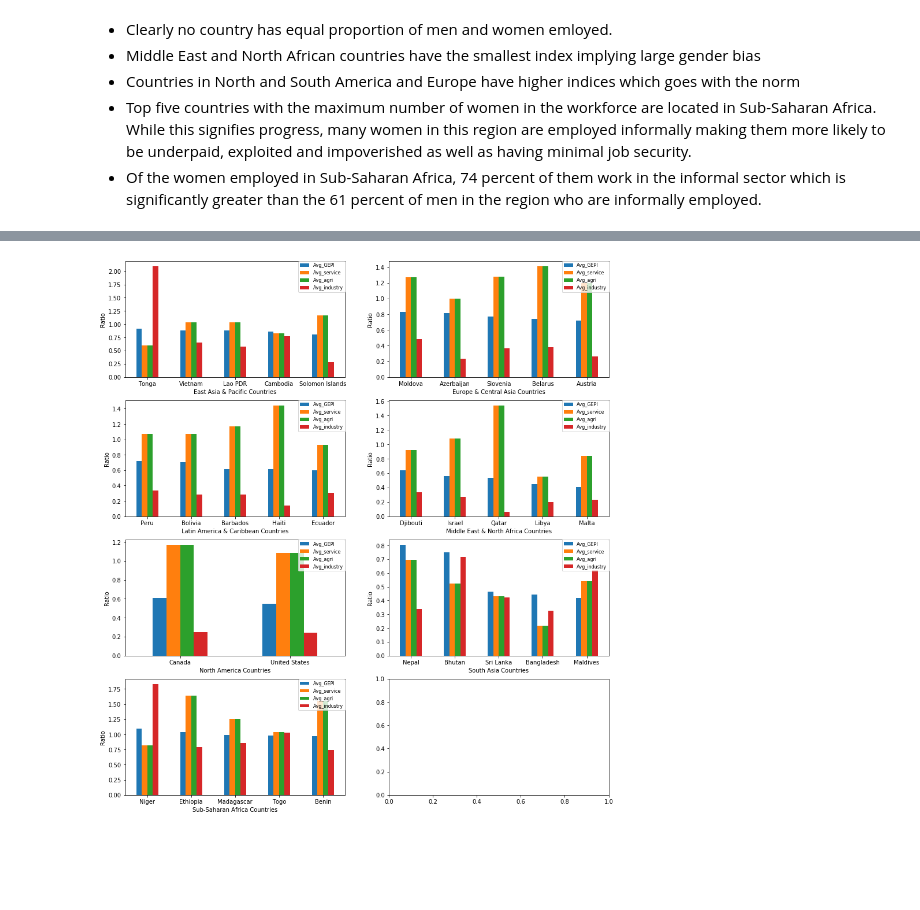
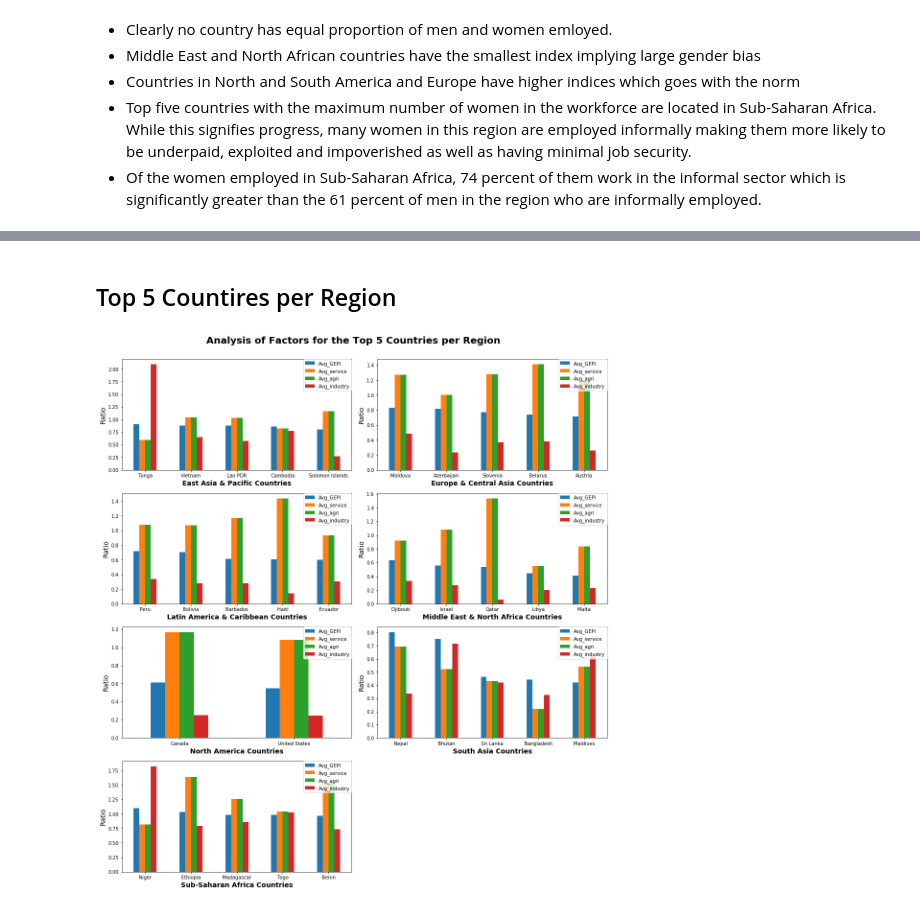
Before and after one commit to Amatullah/CSCI5502-DataMining_Project, a Jupyter notebook: RegionalAnalysis.ipynb, the cells around one changed output, grey strips where cells are left out. Cells and saved outputs as stored; diff of their text form; code cells hidden in the pictures; blank space fills up the shorter version.

Commit message:
Regional Analysis edits

```diff
--- a/RegionalAnalysis.ipynb
+++ b/RegionalAnalysis.ipynb
@@ -170,0 +199,20 @@ plt.show()
+# %%
+sectors = ['Service', 'Agriculture', 'Industry']
+fig, axes = plt.subplots(nrows=2, ncols=2, figsize= (15,10))
+uniq, counts = np.unique(df_economy_types['Region'], return_counts=True)
+for i in range(0, 3):
+    if(i == 0) :
+        ax = service.plot.line(x = 'index', rot=0, ax=axes[0,0])
+    elif(i == 1) :
+        ax = agriculture.plot.line(x = 'index', rot=0, ax=axes[0,1])
+    elif(i == 2) :
+        ax = industry.plot.line(x = 'index', rot=0, ax=axes[1,0])
+    ax.set_title(sectors[i]+" Sector", fontsize = 15, fontweight ="bold")
+    ax.set_ylabel("Ratio", fontsize = 14)
+    ax.set_xlabel("Year", fontsize = 14)
+    ax.get_legend().remove()
+    ax.grid(which='both', axis='both', linestyle = '--', alpha = 0.5)
+
+fig.delaxes(axes[1][1])
+fig.suptitle('Temporal Analysis of 3 Factors for Different Regions',fontweight ="bold", fontsize = 20)
+fig.tight_layout(rect=[0, 0.03, 1, 0.92])
@@ -171,27 +221,33 @@ plt.show()
+# %% [markdown]
+## Top 5 Countires per Region
 # %%
 fig, axes = plt.subplots(nrows=4, ncols=2, figsize= (15,17))
 uniq, counts = np.unique(df_economy_types['Region'], return_counts=True)
 for i in range(0, 7):
     if(i == 0) :
         ax = df_AvgTopFive[df_AvgTopFive['Region'] == uniq[i]].plot.bar(rot=0, ax=axes[0,0])
     elif(i == 1) :
         ax = df_AvgTopFive[df_AvgTopFive['Region'] == uniq[i]].plot.bar(rot=0, ax=axes[0,1])
     elif(i == 2) :
         ax = df_AvgTopFive[df_AvgTopFive['Region'] == uniq[i]].plot.bar(rot=0, ax=axes[1,0])
     elif(i == 3) :
         ax = df_AvgTopFive[df_AvgTopFive['Region'] == uniq[i]].plot.bar(rot=0, ax=axes[1,1])
     elif(i == 4) :
         ax = df_AvgTopFive[df_AvgTopFive['Region'] == uniq[i]].plot.bar(rot=0, ax=axes[2,0])
     elif(i == 5) :
         ax = df_AvgTopFive[df_AvgTopFive['Region'] == uniq[i]].plot.bar(rot=0, ax=axes[2,1])
     elif(i == 6) :
         ax = df_AvgTopFive[df_AvgTopFive['Region'] == uniq[i]].plot.bar(rot=0, ax=axes[3,0])
-    ax.set_ylabel("Ratio")
-    ax.set_xlabel(uniq[i]+" Countries")
+    ax.set_ylabel("Ratio", fontsize = 14)
+    ax.set_xlabel(uniq[i]+" Countries", fontsize = 14, fontweight ="bold")
     if(i == 'North America'):
         ax.set_xticklabels(df_AvgTopFive[df_AvgTopFive['Region'] == uniq[i]]['Country Name'].to_list())
     else:
         ax.set_xticklabels(df_AvgTopFive[df_AvgTopFive['Region'] == uniq[i]]['Country Name'].to_list())
-    ax.legend(loc="upper right", borderaxespad=0, fontsize = 8)
+    ax.legend(loc="upper right", borderaxespad=0, fontsize = 10)
+
+fig.suptitle('Analysis of Factors for the Top 5 Countries per Region',fontweight ="bold", fontsize = 20)
+fig.delaxes(axes[3][1])
+fig.tight_layout(rect=[0, 0.03, 1, 0.95])
 # %% [output]
-[figure, old version]
+[figure, new version]
```
Also changed, not shown: parts of 4 cells of this notebook.
